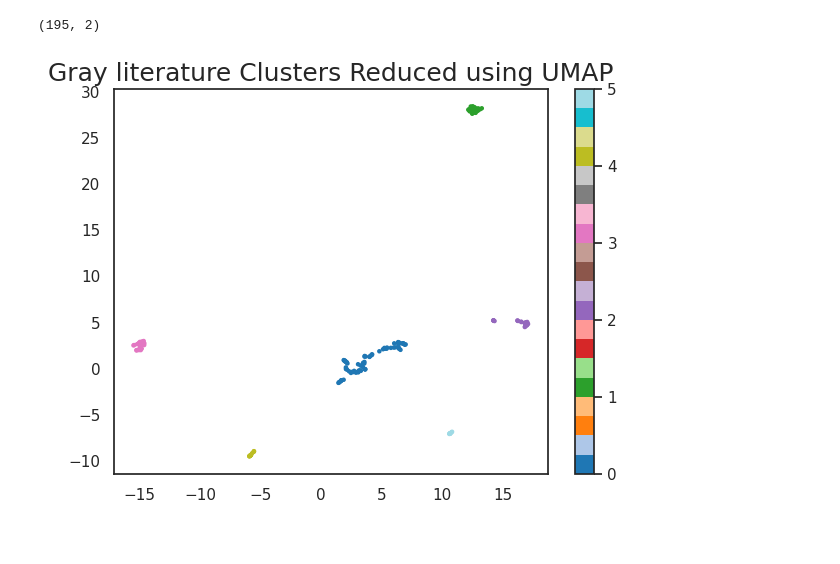
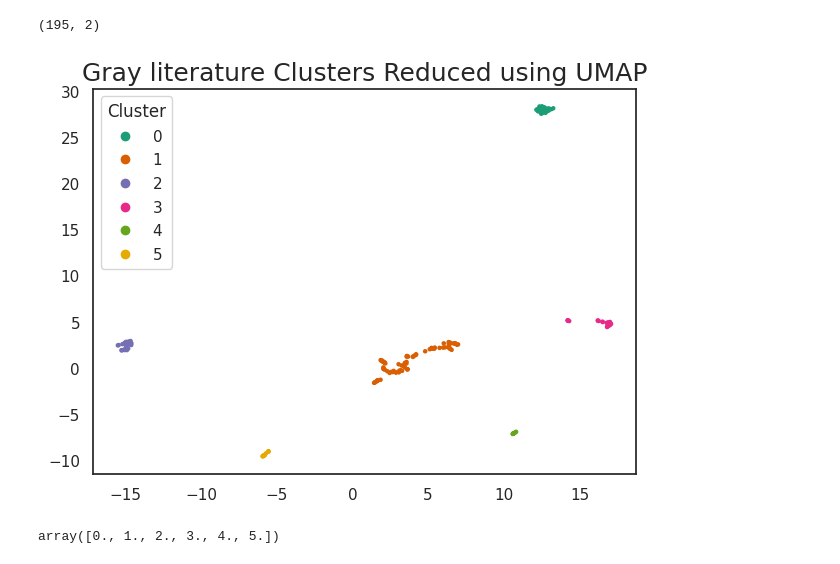
Before and after one commit to In-For-Disaster-Analytics/sites-and-stories-nlp, a Jupyter notebook: LLMsAnalysis/UMAP-GrayLiterature.ipynb, the cells around one changed output. Saved outputs shown, nothing was run; the diff lists cells and outputs as text; code cells hidden in the pictures.

```diff
--- a/LLMsAnalysis/UMAP-GrayLiterature.ipynb
+++ b/LLMsAnalysis/UMAP-GrayLiterature.ipynb
@@ -65,13 +65,21 @@ embedding.shape
 # %% [output]
 (195, 2)
 # %%
+import matplotlib as mpl
+
 kmeans_labels = cluster.KMeans(n_clusters=6).fit_predict(embedding)
-plt.scatter(embedding[:, 0], embedding[:, 1], c=kmeans_labels, s=5, cmap='tab20');
+cmap = mpl.colors.ListedColormap(["#1b9e77", "#d95f02", "#7570b3","#e7298a", "#66a61e","#e6ab02"])
+scatter = plt.scatter(embedding[:, 0], embedding[:, 1], c=kmeans_labels, s=5, cmap=cmap);
 
-plt.colorbar()
+plt.legend(*scatter.legend_elements(num=5),
+                    loc="upper left", title="Cluster")
 plt.title('Gray literature Clusters Reduced using UMAP', fontsize=18);
 # %% [output]
-[figure, old version]
+[figure, new version]
+# %%
+np.linspace(0,5,6)
+# %% [output]
+array([0., 1., 2., 3., 4., 5.])
 # %%
 y = kmeans_labels==0
 
```
Also changed, not shown: parts of 8 cells of this notebook, 1 other file.
